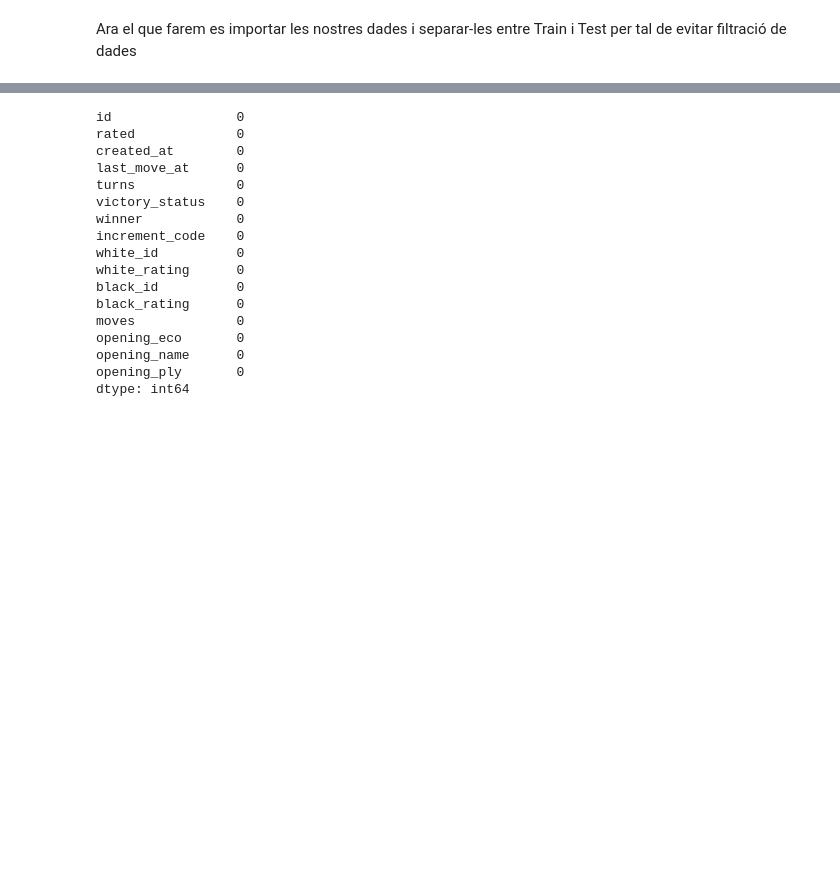
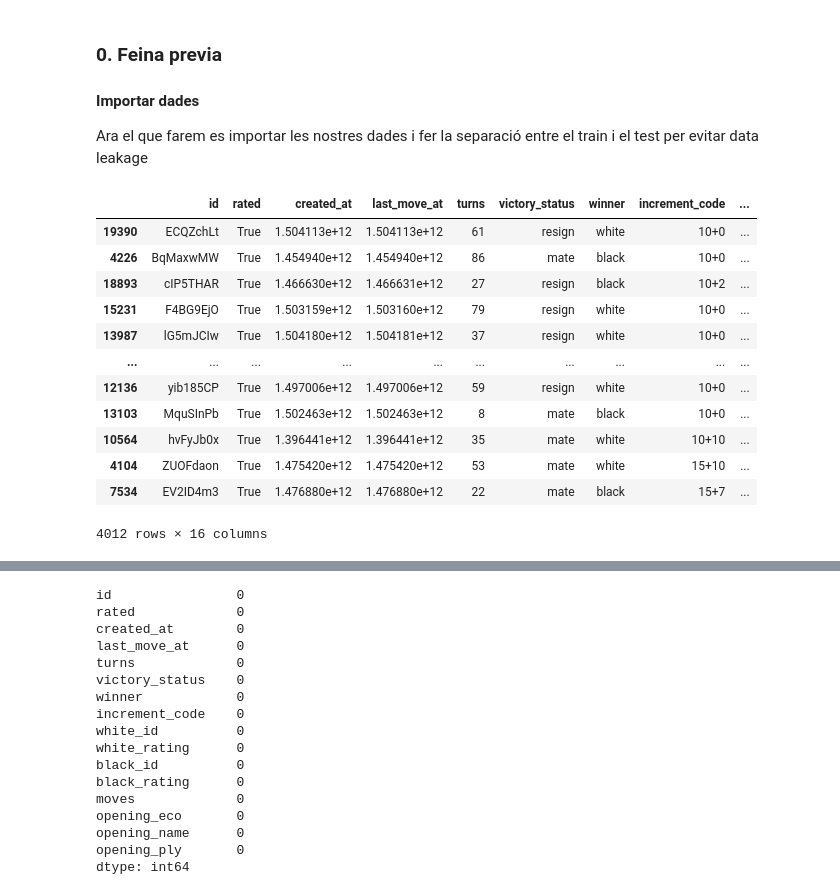
Before and after one commit to NIU1679937/ChestKaggle, a Jupyter notebook: Cas_Kaggle_ApC.ipynb, the cells around one changed output, grey strips where cells are left out. Saved outputs shown, nothing was run; the diff lists cells and outputs as text; code cells hidden in the pictures; blank space fills up the shorter version.

```diff
--- a/Cas_Kaggle_ApC.ipynb
+++ b/Cas_Kaggle_ApC.ipynb
@@ -14,2 +40,6 @@ En la nostra Base de dades el que volem és ser capaços de predir quin jugador
 # %% [markdown]
-Ara el que farem es importar les nostres dades i separar-les entre Train i Test per tal de evitar filtració de dades
+
+### 0. Feina previa
+
+#### Importar dades
+Ara el que farem es importar les nostres dades i fer la separació entre el train i el test per evitar data leakage
@@ -24,0 +46,35 @@ y = train_set['target']
+# %%
+# imports
+import pandas as pd
+import numpy as np
+import seaborn as sns
+import matplotlib.pylab as plt
+from sklearn.preprocessing import StandardScaler
+from sklearn.metrics import roc_curve, auc, precision_recall_curve, classification_report
+from sklearn.linear_model import LogisticRegression
+from sklearn.ensemble import RandomForestClassifier
+from sklearn.neighbors import KNeighborsClassifier
+from sklearn.model_selection import cross_val_score, GridSearchCV, train_test_split
+from sklearn.svm import SVC
+import time
+
+# Importar dades del CSV i separar
+dades = pd.read_csv('games.csv')
+
+train_set, test_set = train_test_split(dades,random_state=42,test_size=0.2)
+X_test = test_set
+X_test
+# %% [output]
+|  | id | rated | created_at | last_move_at | turns | victory_status | winner | increment_code | ... |
+| 19390 | ECQZchLt | True | 1.504113e+12 | 1.504113e+12 | 61 | resign | white | 10+0 | ... |
+| 4226 | BqMaxwMW | True | 1.454940e+12 | 1.454940e+12 | 86 | mate | black | 10+0 | ... |
+| 18893 | cIP5THAR | True | 1.466630e+12 | 1.466631e+12 | 27 | resign | black | 10+2 | ... |
+| 15231 | F4BG9EjO | True | 1.503159e+12 | 1.503160e+12 | 79 | resign | white | 10+0 | ... |
+| 13987 | lG5mJCIw | True | 1.504180e+12 | 1.504181e+12 | 37 | resign | white | 10+0 | ... |
+| ... | ... | ... | ... | ... | ... | ... | ... | ... | ... |
+| 12136 | yib185CP | True | 1.497006e+12 | 1.497006e+12 | 59 | resign | white | 10+0 | ... |
+| 13103 | MquSInPb | True | 1.502463e+12 | 1.502463e+12 | 8 | mate | black | 10+0 | ... |
+| 10564 | hvFyJb0x | True | 1.396441e+12 | 1.396441e+12 | 35 | mate | white | 10+10 | ... |
+| 4104 | ZUOFdaon | True | 1.475420e+12 | 1.475420e+12 | 53 | mate | white | 15+10 | ... |
+| 7534 | EV2ID4m3 | True | 1.476880e+12 | 1.476880e+12 | 22 | mate | black | 15+7 | ... |
+4012 rows × 16 columns
```
Also changed, not shown: parts of 17 cells of this notebook.
